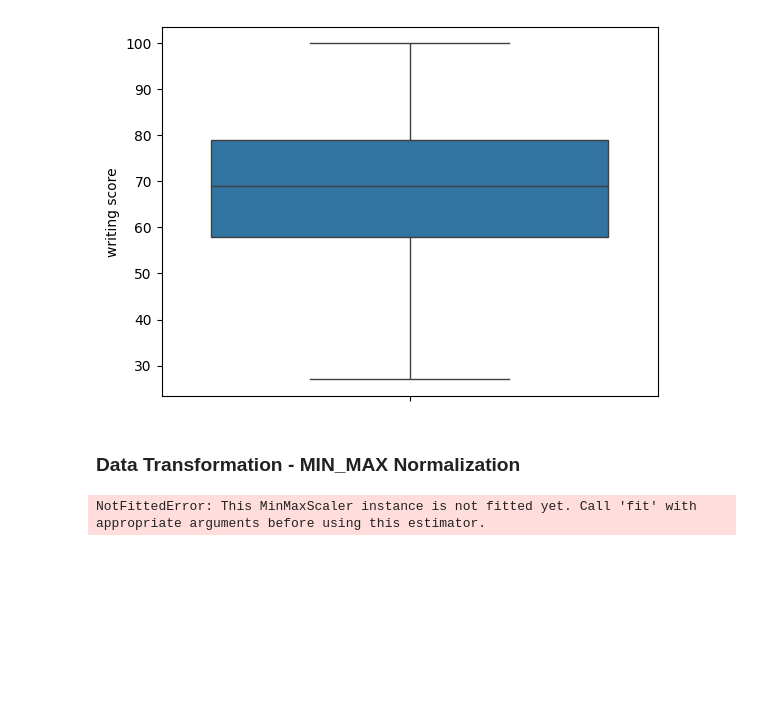
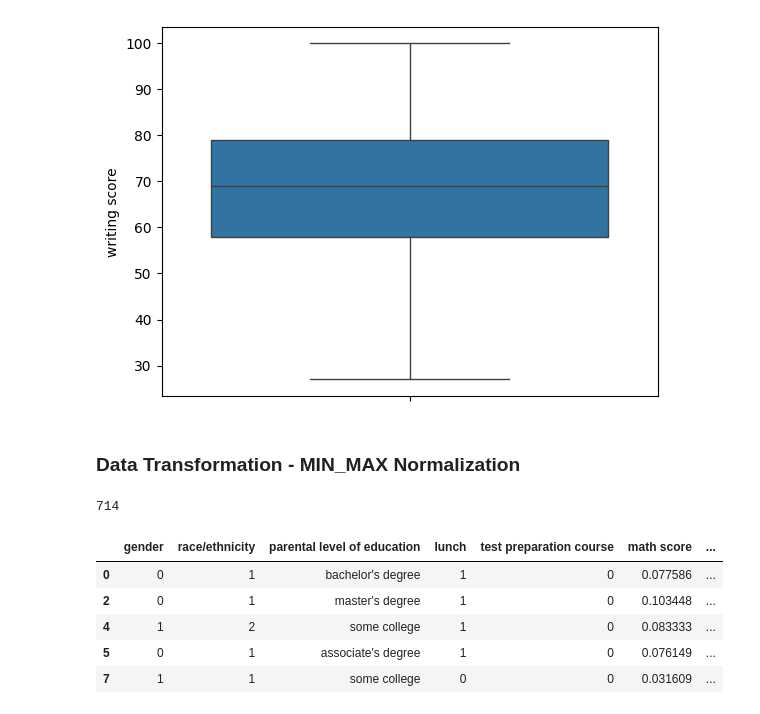
Before and after one commit to BhavyamSanghavi/Data-Science, a Jupyter notebook: Assignment2/assignment02.ipynb, the cells around one changed output. Saved outputs shown, nothing was run; the diff lists cells and outputs as text; code cells hidden in the pictures; blank space fills up the shorter version.

Commit message:
Normalization

```diff
--- a/Assignment2/assignment02.ipynb
+++ b/Assignment2/assignment02.ipynb
@@ -109,7 +109,19 @@ sb.boxplot(df["writing score"])
 [figure]
 # %% [markdown]
 ### Data Transformation - MIN_MAX Normalization
-# %%
-MinMaxScaler().transform(df)
-# %% [output]
-NotFittedError: This MinMaxScaler instance is not fitted yet. Call 'fit' with appropriate arguments before using this estimator.
+# %%
+# MIN MAX Normalization
+print(df["math score"].max())
+df["math score"]=(df["math score"]-df["math score"].min())/(df["math score"].max()-df["math score"].min())
+df.head()
+# min-max normalization
+# z-score normalization
+# decimal scaling
+# %% [output]
+714
+|  | gender | race/ethnicity | parental level of education | lunch | test preparation course | math score | ... |
+| 0 | 0 | 1 | bachelor's degree | 1 | 0 | 0.077586 | ... |
+| 2 | 0 | 1 | master's degree | 1 | 0 | 0.103448 | ... |
+| 4 | 1 | 2 | some college | 1 | 0 | 0.083333 | ... |
+| 5 | 0 | 1 | associate's degree | 1 | 0 | 0.076149 | ... |
+| 7 | 1 | 1 | some college | 0 | 0 | 0.031609 | ... |
```
